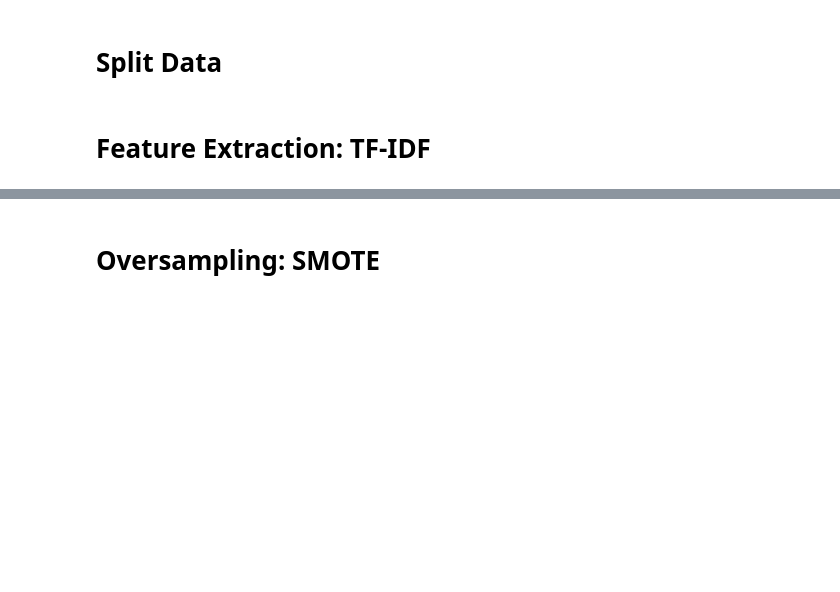
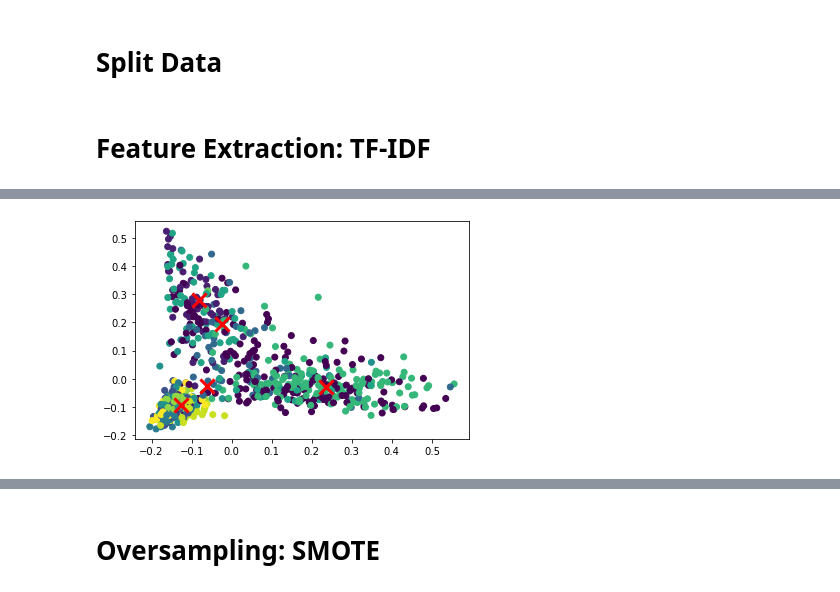
Before and after one commit to mercyano/klasifikasi-kbk, a Jupyter notebook: Decision_Tree/modelling/Klasifikasi_KBK_Judul1.ipynb, the cells around one changed output, grey strips where cells are left out. Cells and saved outputs as stored; diff of their text form; code cells hidden in the pictures; blank space fills up the shorter version.

```diff
--- a/Decision_Tree/modelling/Klasifikasi_KBK_Judul1.ipynb
+++ b/Decision_Tree/modelling/Klasifikasi_KBK_Judul1.ipynb
@@ -39,3 +100,15 @@ X_train_tfidf.shape
+# %%
+## Nearest neighbour
+kmeans = KMeans(n_clusters=5).fit(test)
+centers2D = pca.transform(kmeans.cluster_centers_)
+
+# plt.hold(True)
+plt.scatter(data2D[:,0], data2D[:,1], c=y_train)
+plt.scatter(centers2D[:,0], centers2D[:,1],
+            marker='x', s=200, linewidths=3, c='r')
+plt.show()
+# %% [output]
+[figure, added]
 # %%
 terms = vectorizer.get_feature_names()
 
```
Also changed, not shown: parts of 6 cells of this notebook, 2 other files.
